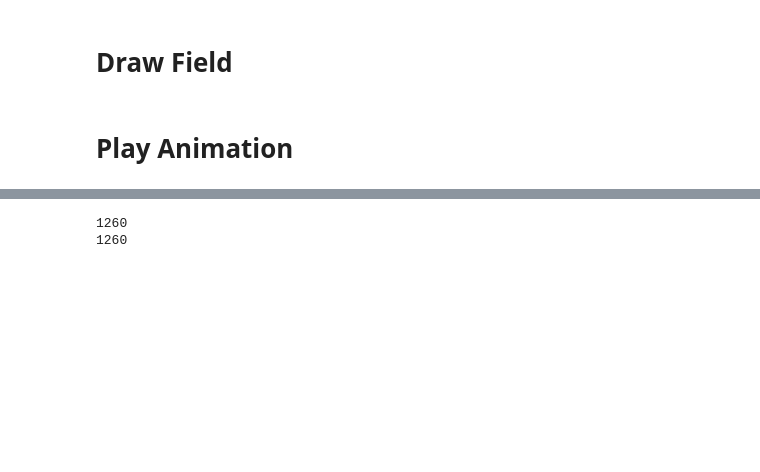
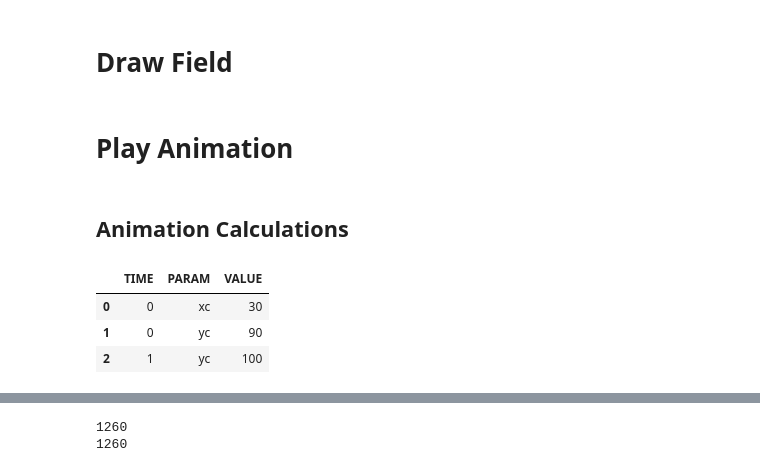
Before and after one commit to rjf2022/nfl-big-data-bowl, a Jupyter notebook: Visuals.ipynb, the cells around one changed output, grey strips where cells are left out. Saved outputs shown, nothing was run; the diff lists cells and outputs as text; code cells hidden in the pictures; blank space fills up the shorter version.

Commit message:
Added a few functions for animation calculations

```diff
--- a/Visuals.ipynb
+++ b/Visuals.ipynb
@@ -100,3 +101,48 @@ def draw_field(ax, alpha = 1):
 # # ax.axis('off')
 # %% [markdown]
 # Play Animation
+# %% [markdown]
+## Animation Calculations
+# %%
+# function to take a dictionary of keyframes and create a dataframe from it
+def process_keyframes(keyframes):
+
+    # initial dataframe
+    dfk = pd.DataFrame()
+
+    # loop through each frame and create a dataframe for it
+    for frame in keyframes:
+        dfk = pd.concat([dfk, pd.DataFrame({
+            "TIME": frame['time'],
+            "PARAM": frame['values'].keys(),
+            "VALUE": frame['values'].values()
+        })])
+
+    # reset the index
+    dfk = dfk.reset_index(drop = True)
+
+    return dfk
+
+keyframes = [
+    {
+        "time": 0,
+        "values": {
+            "xc": 30,
+            "yc": 90
+        }
+    },
+    {
+        "time": 1,
+        "values": {
+            "yc": 100
+        }
+    }
+]
+
+dfk = process_keyframes(keyframes)
+dfk
+# %% [output]
+|  | TIME | PARAM | VALUE |
+| 0 | 0 | xc | 30 |
+| 1 | 0 | yc | 90 |
+| 2 | 1 | yc | 100 |
```
Also changed, not shown: parts of 4 cells of this notebook.
